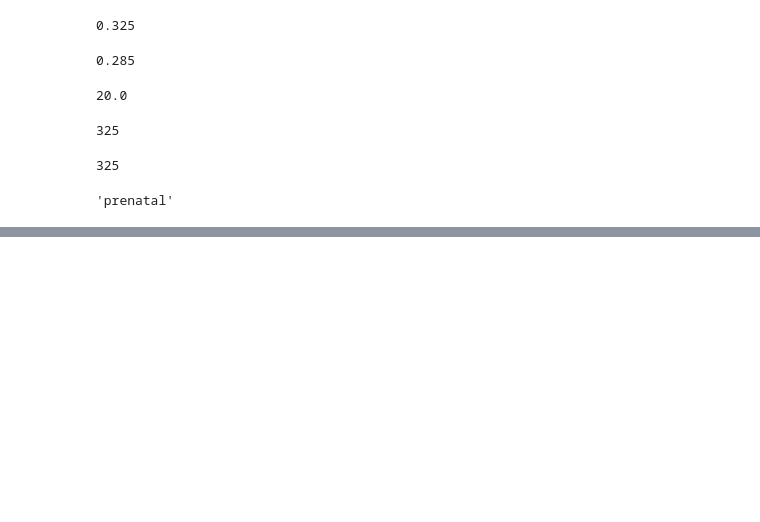
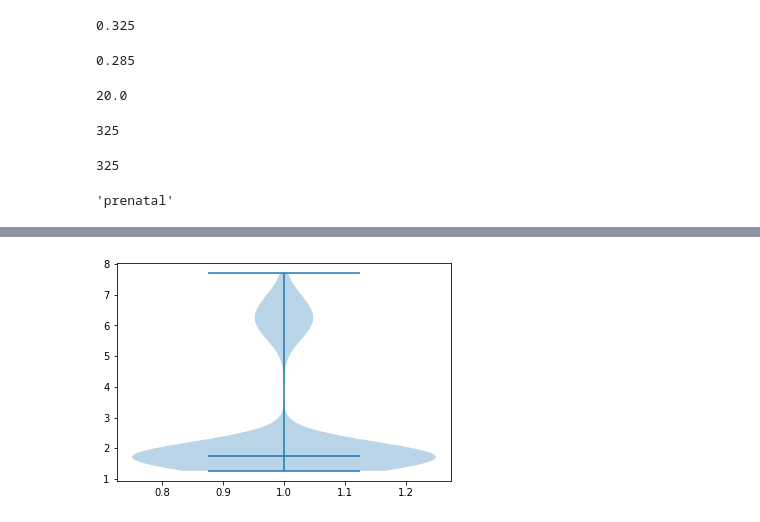
Before and after one commit to klilax/ML, a Jupyter notebook: hospital.ipynb, the cells around one changed output, grey strips where cells are left out. Drawn from its saved outputs; the diff is of its cells as text; code cells hidden in the pictures; blank space fills up the shorter version.

```diff
--- a/hospital.ipynb
+++ b/hospital.ipynb
@@ -130,0 +158,5 @@ hospital[hospital['blood_test'] == 't'].groupby('hospital')['blood_test'].count(
+# %%
+violin = plt.violinplot(hospital['height'], showmedians=True)
+plt.show()
+# %% [output]
+[figure, added]
```
Also changed, not shown: parts of 7 cells of this notebook, 1 other file.
